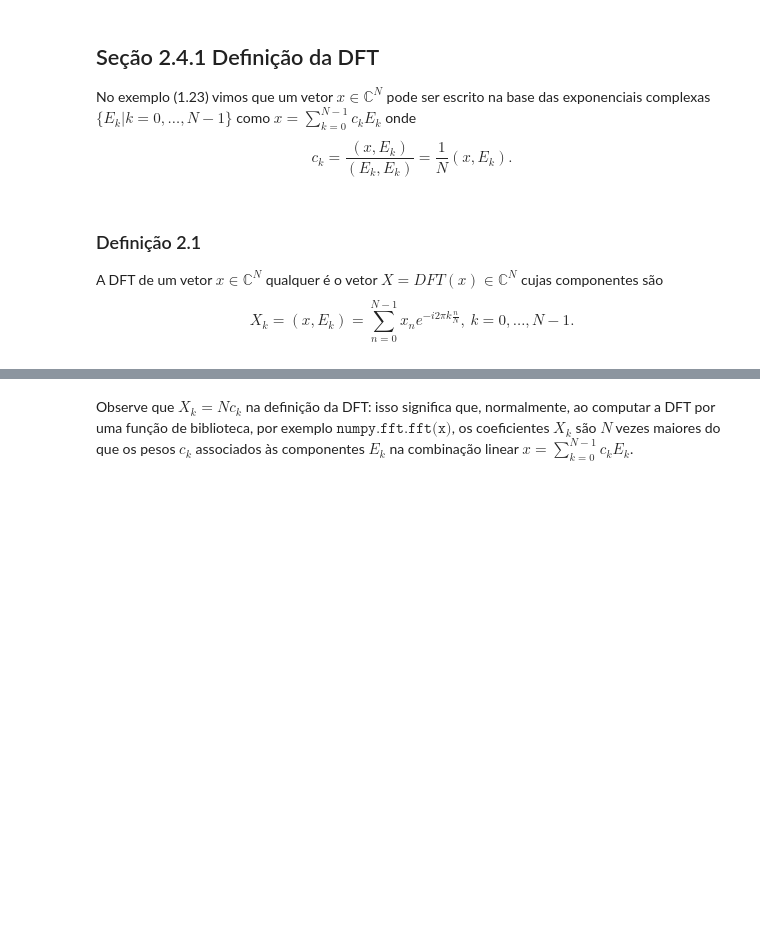
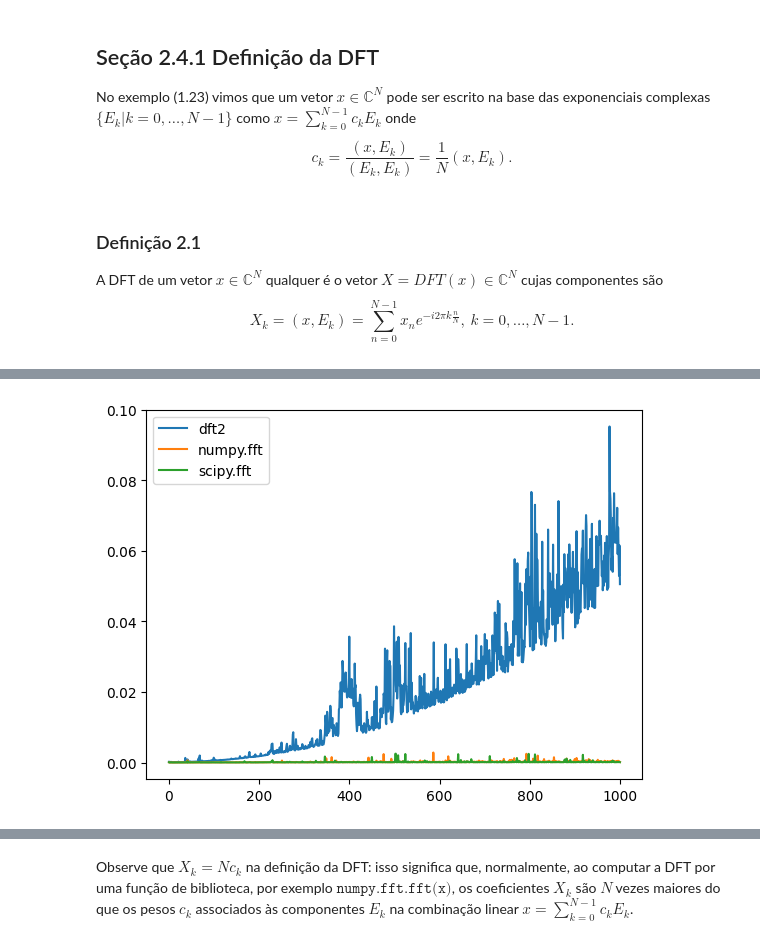
Before and after one commit to diogoalves/mac5920-dsp2022, a Jupyter notebook: aulas/section_2-4.ipynb, the cells around one changed output, grey strips where cells are left out. Cells and saved outputs as stored; diff of their text form; code cells hidden in the pictures; blank space fills up the shorter version.

```diff
--- a/aulas/section_2-4.ipynb
+++ b/aulas/section_2-4.ipynb
@@ -21,0 +75,99 @@ A DFT de um vetor $x\in\mathbb{C}^N$ qualquer é o vetor  $X=DFT(x)\in\mathbb{C}
+# %%
+def test_time_dft(n_max=10, repetitions=10):
+    ns = range(1,n_max)
+    dft1_times = []
+    dft2_times = []
+    np_times = []
+    for n in ns:
+        print(f'Starting n={n}', end ="\r" )
+        xn = np.random.randn(n)
+
+        n_results = []
+        for t in range(repetitions):
+            t0 = time.time()
+            dft1(xn)
+            t1 = time.time()
+            n_results.append(t1-t0)
+        dft1_times.append(sum(n_results)/repetitions)
+
+
+        n_results = []
+        for t in range(repetitions):
+            t0 = time.time()
+            dft2(xn)
+            t1 = time.time()
+            n_results.append(t1-t0)
+        dft2_times.append(sum(n_results)/repetitions)
+
+        n_results = []
+        for t in range(repetitions):
+            t0 = time.time()
+            np.fft.fft(xn)
+            t1 = time.time()
+            n_results.append(t1-t0)
+        np_times.append(sum(n_results)/repetitions)
+#     plt.plot(ns, dft1_times, label='dft1')
+    plt.plot(ns, dft2_times, label='dft2')
+    plt.plot(ns, np_times, label='np')
+    plt.legend()
+
+
+# try to spread better the time to run, to fight contribution of other OS running codes
+def test_time_dft2(n_max=10, repetitions=10):
+    ns = range(1,n_max)
+    dft1_times = []
+    dft2_times = []
+    np_times = []
+    scipy_times = []
+    for n in ns:
+        print(f'Starting n={n}', end ="\r" )
+        xn = np.random.randn(n)
+
+        dft1_n_results = []
+        dft2_n_results = []
+        np_n_results = []
+        scipy_n_results = []
+        for t in range(repetitions):
+            dft1_t0 = time.time()
+            dft1(xn)
+            dft1_t1 = time.time()
+            dft1_n_results.append(dft1_t1-dft1_t0)
+
+            dft2_t0 = time.time()
+            dft2(xn)
+            dft2_t1 = time.time()
+            dft2_n_results.append(dft2_t1-dft2_t0)
+
+            np_t0 = time.time()
+            np.fft.fft(xn)
+            np_t1 = time.time()
+            np_n_results.append(np_t1-np_t0)
+
+            scipy_t0 = time.time()
+            fft.fft(xn)
+            scipy_t1 = time.time()
+            scipy_n_results.append(scipy_t1-scipy_t0)
+
+        dft1_times.append(sum(dft1_n_results)/repetitions)
+        dft2_times.append(sum(dft2_n_results)/repetitions)
+        np_times.append(sum(np_n_results)/repetitions)
+        scipy_times.append(sum(scipy_n_results)/repetitions)
+
+#     plt.plot(ns, dft1_times, label='dft1')
+    plt.plot(ns, dft2_times, label='dft2')
+    plt.plot(ns, np_times, label='numpy.fft')
+    plt.plot(ns, scipy_times, label='scipy.fft')
+    plt.legend()
+
+    plt.figure()
+    plt.plot(ns, np_times, label='numpy.fft')
+    plt.plot(ns, scipy_times, label='scipy.fft')
+    plt.legend()
+
+    plt.figure()
+    plt.plot(ns, dft1_times, label='dft1')
+    plt.plot(ns, dft2_times, label='dft2')
+    plt.legend()
+
+test_time_dft2(n_max=1000, repetitions=5)
+# %% [output]
@@ -21,0 +175 @@ A DFT de um vetor $x\in\mathbb{C}^N$ qualquer é o vetor  $X=DFT(x)\in\mathbb{C}
+[figure, added]
```
Also changed, not shown: parts of 11 cells of this notebook, 3 other files.
